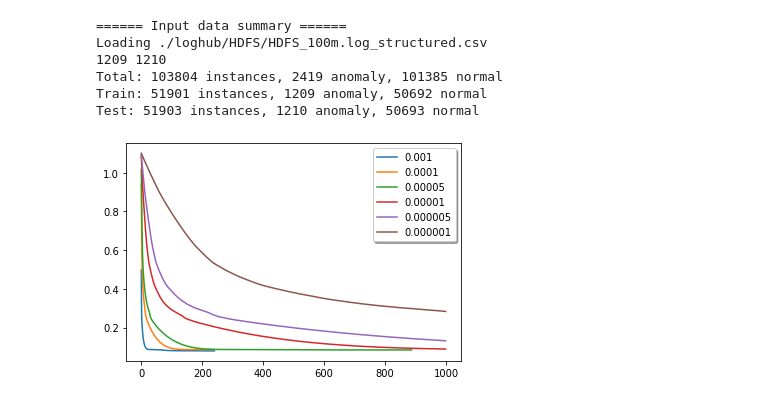
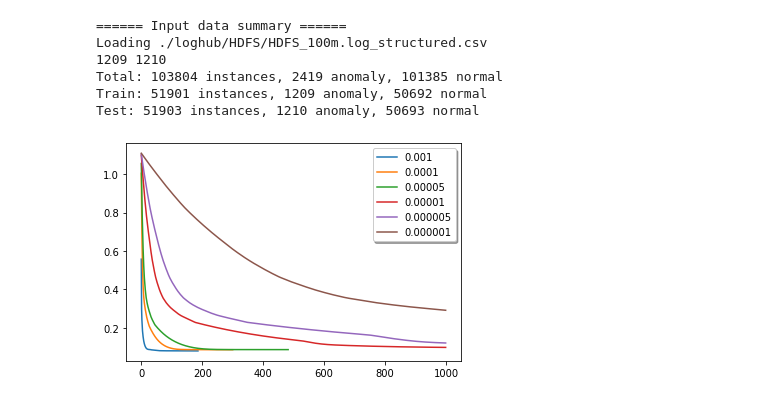
Before and after one commit to tod97/LogAnalyzer, a Jupyter notebook: benchmark.ipynb, the cells around one changed output. Saved outputs shown, nothing was run; the diff lists cells and outputs as text; code cells hidden in the pictures.

Commit message:
standardScaler and report

```diff
--- a/benchmark.ipynb
+++ b/benchmark.ipynb
@@ -34,40 +35,43 @@ train_results = []
 test_results = []
 fig, ax = plt.subplots()
 x_train = feature_extractor.fit_transform(x_tr, term_weighting='tf-idf')
+scaler = StandardScaler()
+scaler.fit(x_train)
+x_train = scaler.transform(x_train)
 
 model = MLP(solver='adam', max_iter=1000, learning_rate_init=0.001, tol=1e-9)
 model.fit(x_train, y_train)
 model_evaluate('MLP', model, x_te, y_test, x_train, y_train)
 ax.plot(model.classifier.loss_curve_, '', label='0.001')
 
 model = MLP(solver='adam', max_iter=1000, learning_rate_init=0.0001, tol=1e-9)
 model.fit(x_train, y_train)
 model_evaluate('MLP', model, x_te, y_test, x_train, y_train)
 ax.plot(model.classifier.loss_curve_, '', label='0.0001')
 
 model = MLP(solver='adam', max_iter=1000, learning_rate_init=0.00005, tol=1e-9)
 model.fit(x_train, y_train)
 model_evaluate('MLP', model, x_te, y_test, x_train, y_train)
 ax.plot(model.classifier.loss_curve_, '', label='0.00005')
 
 model = MLP(solver='adam', max_iter=1000, learning_rate_init=0.00001, tol=1e-9)
 model.fit(x_train, y_train)
 model_evaluate('MLP', model, x_te, y_test, x_train, y_train)
 ax.plot(model.classifier.loss_curve_, '', label='0.00001')
 
 model = MLP(solver='adam', max_iter=1000, learning_rate_init=0.000005, tol=1e-9)
 model.fit(x_train, y_train)
 model_evaluate('MLP', model, x_te, y_test, x_train, y_train)
 ax.plot(model.classifier.loss_curve_, '', label='0.000005')
 
 model = MLP(solver='adam', max_iter=1000, learning_rate_init=0.000001, tol=1e-9)
 model.fit(x_train, y_train)
 model_evaluate('MLP', model, x_te, y_test, x_train, y_train)
 ax.plot(model.classifier.loss_curve_, '', label='0.000001')
 
 legend = ax.legend(shadow=True)
 # %% [output]
-[figure, old version]
+[figure, new version]
 # %%
 print('====== Train Results ======')
 print(pd.DataFrame(train_results, columns=['Model', 'Precision', 'Recall', 'F1']))
```
Also changed, not shown: parts of 4 cells of this notebook, 1 other file.
